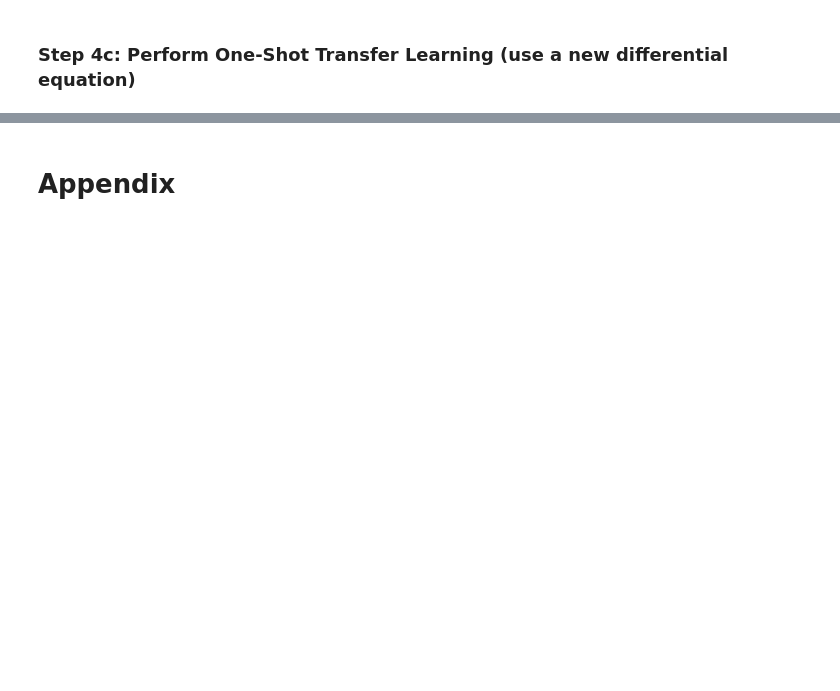
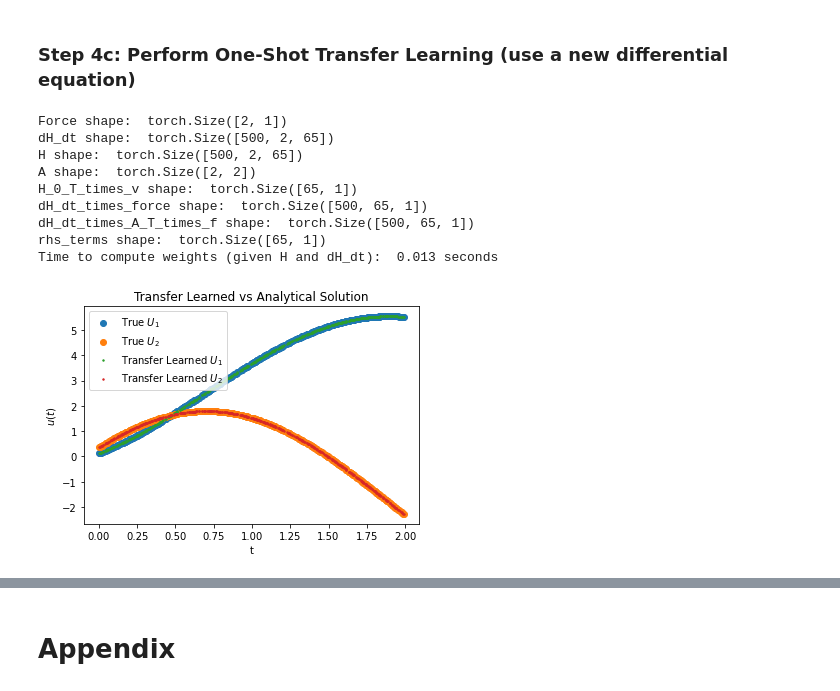
Before and after one commit to Hari-Raval/Harvard-Thesis, a Jupyter notebook: src/transfer_learning_two_linear_ode/system_linear_ode_with_transfer_learning-v5.ipynb, the cells around one changed output, grey strips where cells are left out. Cells and saved outputs as stored; diff of their text form; code cells hidden in the pictures; blank space fills up the shorter version.

```diff
--- a/src/transfer_learning_two_linear_ode/system_linear_ode_with_transfer_learning-v5.ipynb
+++ b/src/transfer_learning_two_linear_ode/system_linear_ode_with_transfer_learning-v5.ipynb
@@ -542,13 +583,28 @@ plot_transfer_learned_and_analytical(H, W_out_transfer, t_eval, v_transfer, num_
 ### Step 4c: Perform One-Shot Transfer Learning (use a new differential equation)
 # %%
 # new differential equation to apply training to
-factor_1 = 3.53
-transfer_A = torch.tensor([[factor_1, 0], [0, factor_1]])
+transfer_A = torch.tensor([[0, -1.10], [1.58, 0]])
 
-M_inv_new, W_out_new_A = analytically_compute_weights(dH_dt_new, H, H_0, t_eval, v, transfer_A)
 
-true_non_coupled_2_eq_easy_transfer = [lambda x, v: (v[0] * np.exp(-factor_1 * x)).numpy(),
-                                     lambda x, v: (v[1] * np.exp(-factor_1 * x)).numpy()]
+M_inv_new, W_out_new_A, force_terms_new = analytically_compute_weights(dH_dt_new, H, H_0, t_eval, v, transfer_A, force)
+plot_transfer_learned_and_analytical(H, W_out_new_A, t_eval, v, transfer_A, force, num_equations, true_funct)
+
+
+# M_inv_new, W_out_new_A = analytically_compute_weights(dH_dt_new, H, H_0, t_eval, v, transfer_A, force)
+
+# true_non_coupled_2_eq_easy_transfer = [lambda x, v: (v[0] * np.exp(-factor_1 * x)).numpy(),
+#                                      lambda x, v: (v[1] * np.exp(-factor_1 * x)).numpy()]
 
 # W_out_transfer = torch.matmul(torch.matmul(M_inv, H_0.T), v_transfer)
-plot_transfer_learned_and_analytical(H, W_out_new_A, t_eval, v, num_equations, true_non_coupled_2_eq_easy_transfer)
+# plot_transfer_learned_and_analytical(H, W_out_new_A, t_eval, v, num_equations, true_non_coupled_2_eq_easy_transfer)
+# %% [output]
+Force shape:  torch.Size([2, 1])
+dH_dt shape:  torch.Size([500, 2, 65])
+H shape:  torch.Size([500, 2, 65])
+A shape:  torch.Size([2, 2])
+H_0_T_times_v shape:  torch.Size([65, 1])
+dH_dt_times_force shape:  torch.Size([500, 65, 1])
+dH_dt_times_A_T_times_f shape:  torch.Size([500, 65, 1])
+rhs_terms shape:  torch.Size([65, 1])
+Time to compute weights (given H and dH_dt):  0.013 seconds
+[figure, added]
```
Also changed, not shown: parts of 23 cells of this notebook.
